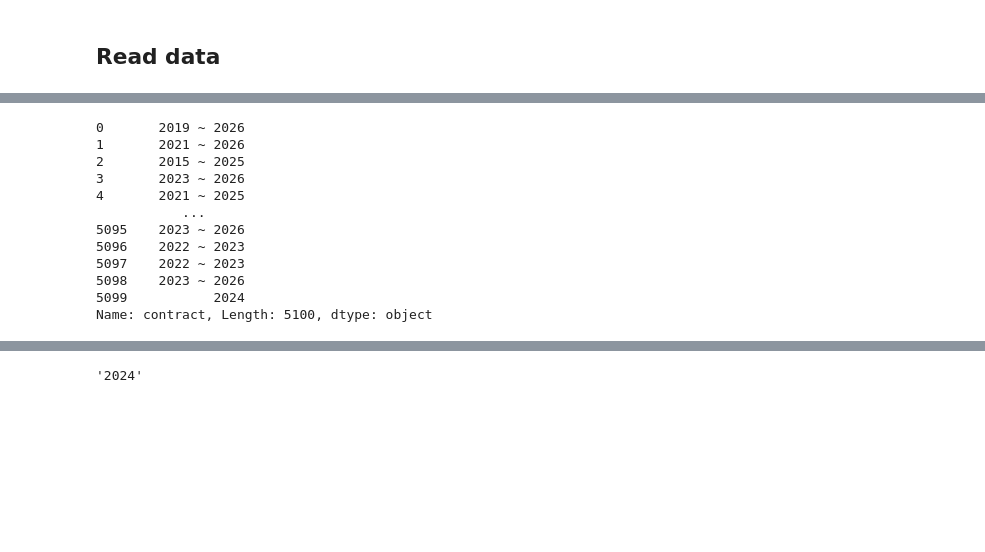
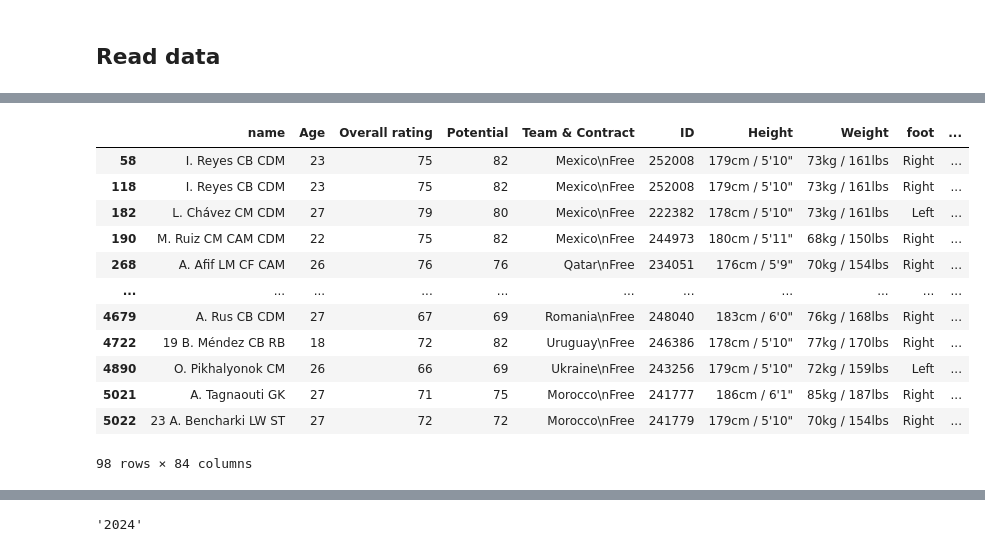
Before and after one commit to aladelca/enterprise_data_science, a Jupyter notebook: train/training.ipynb, the cells around one changed output, grey strips where cells are left out. Saved outputs shown, nothing was run; the diff lists cells and outputs as text; code cells hidden in the pictures; blank space fills up the shorter version.

```diff
--- a/train/training.ipynb
+++ b/train/training.ipynb
@@ -74,26 +65,34 @@ Name: contract, Length: 5100, dtype: object
 # %%
 def extract_year(string):
     try:
         match = re.search(r'\b\d{4}\b', string)
         year_extracted = match.group()
         return year_extracted
     except:
         return string
 
-df_club['contract'].apply(lambda x: extract_year(x) if 'On loan' in x else x)
+df_club['contract_end'] = df_club['contract'].apply(lambda x: extract_year(x) if 'On loan' in x else x)
+df_contract = df_club['contract_end'].str.split('~', expand = True)
+df_contract.columns = ['start','end']
+df_contract['end'] = np.where(df_contract['end'].isna(),df_contract['start'], df_contract['end'])
+data['contract_end'] = df_contract['end']
+data['Value'] = data['Value'].str.replace('€','')
+data['factor'] = np.where(data['Value'].str.contains('M'),1000000, np.where(data['Value'].str.contains('K'),1000,0))
+data[data['factor'] == 0]
 # %% [output]
+|  | name | Age | Overall rating | Potential | Team & Contract | ID | Height | Weight | foot | ... |
+| 58 | I. Reyes CB CDM | 23 | 75 | 82 | Mexico\nFree | 252008 | 179cm / 5'10" | 73kg / 161lbs | Right | ... |
+| 118 | I. Reyes CB CDM | 23 | 75 | 82 | Mexico\nFree | 252008 | 179cm / 5'10" | 73kg / 161lbs | Right | ... |
+| 182 | L. Chávez CM CDM | 27 | 79 | 80 | Mexico\nFree | 222382 | 178cm / 5'10" | 73kg / 161lbs | Left | ... |
+| 190 | M. Ruiz CM CAM CDM | 22 | 75 | 82 | Mexico\nFree | 244973 | 180cm / 5'11" | 68kg / 150lbs | Right | ... |
+| 268 | A. Afif LM CF CAM | 26 | 76 | 76 | Qatar\nFree | 234051 | 176cm / 5'9" | 70kg / 154lbs | Right | ... |
+| ... | ... | ... | ... | ... | ... | ... | ... | ... | ... | ... |
+| 4679 | A. Rus CB CDM | 27 | 67 | 69 | Romania\nFree | 248040 | 183cm / 6'0" | 76kg / 168lbs | Right | ... |
+| 4722 | 19 B. Méndez CB RB | 18 | 72 | 82 | Uruguay\nFree | 246386 | 178cm / 5'10" | 77kg / 170lbs | Right | ... |
+| 4890 | O. Pikhalyonok CM | 26 | 66 | 69 | Ukraine\nFree | 243256 | 179cm / 5'10" | 72kg / 159lbs | Left | ... |
+| 5021 | A. Tagnaouti GK | 27 | 71 | 75 | Morocco\nFree | 241777 | 186cm / 6'1" | 85kg / 187lbs | Right | ... |
+| 5022 | 23 A. Bencharki LW ST | 27 | 72 | 72 | Morocco\nFree | 241779 | 179cm / 5'10" | 70kg / 154lbs | Right | ... |
-0       2019 ~ 2026
-1       2021 ~ 2026
-2       2015 ~ 2025
-3       2023 ~ 2026
-4       2021 ~ 2025
-           ...
-5095    2023 ~ 2026
-5096    2022 ~ 2023
-5097    2022 ~ 2023
-5098    2023 ~ 2026
-5099           2024
-Name: contract, Length: 5100, dtype: object
+98 rows × 84 columns
 # %%
 df_club['contract']
 # %% [output]
```
Also changed, not shown: parts of 6 cells of this notebook.
